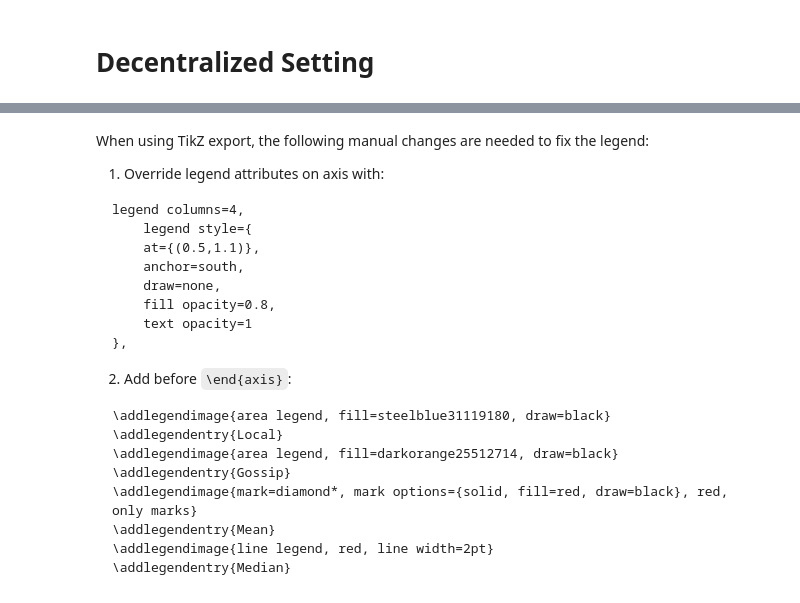
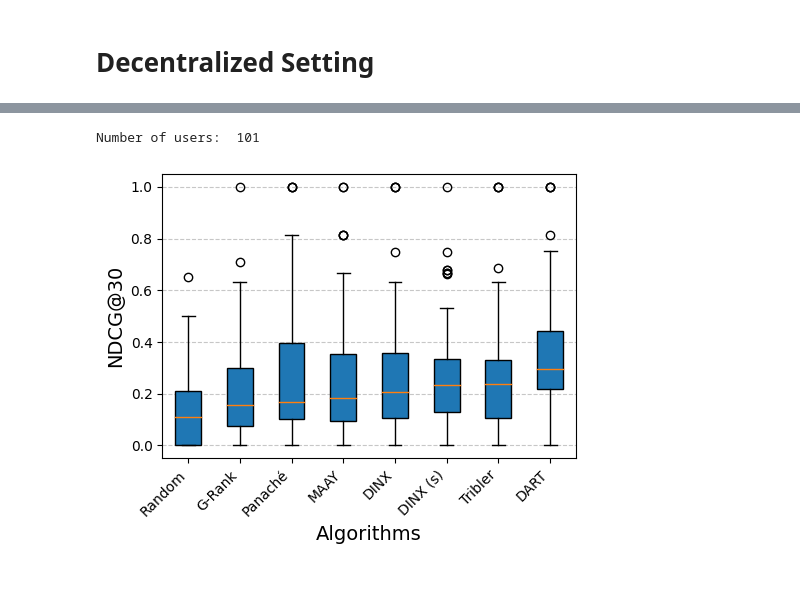
Before and after one commit to mg98/dart, a Jupyter notebook: results.ipynb, the cells around one changed output, grey strips where cells are left out. Drawn from its saved outputs; the diff is of its cells as text; code cells hidden in the pictures.

````diff
--- a/results.ipynb
+++ b/results.ipynb
@@ -810,25 +327,40 @@ tikzplotlib.save("results/tex/p2p_ndcg.tex", axis_width=r'\columnwidth', axis_he
-# %% [markdown]
-When using TikZ export, the following manual changes are needed to fix the legend:
-
-1. Override legend attributes on axis with:
-```
-legend columns=4,
-    legend style={
-    at={(0.5,1.1)},
-    anchor=south,
-    draw=none,
-    fill opacity=0.8,
-    text opacity=1
-},
-```
-2. Add before `\end{axis}`:
-```
-\addlegendimage{area legend, fill=steelblue31119180, draw=black}
-\addlegendentry{Local}
-\addlegendimage{area legend, fill=darkorange25512714, draw=black}
-\addlegendentry{Gossip}
-\addlegendimage{mark=diamond*, mark options={solid, fill=red, draw=black}, red, only marks}
-\addlegendentry{Mean}
-\addlegendimage{line legend, red, line width=2pt}
-\addlegendentry{Median}
-```
+# %%
+import json
+import matplotlib.pyplot as plt
+import tikzplotlib
+from statistics import median
+
+k = "30"
+
+with open("results/p2p.json", "r") as f:
+    data = json.load(f)
+
+print("Number of users: ", len(data['tribler']))
+
+ndcg_data = {}
+for algorithm, algorithm_name in ALGORITHMS.items():
+    if algorithm not in data:
+        print(f"Warning: '{algorithm}' not found in the data. Skipping.")
+        continue  # Skip to the next algorithm if not found
+    items = data[algorithm]
+    ndcg_values = [item['ndcg'].get(k) for item in items if 'ndcg' in item and item['ndcg'].get(k) is not None]
+    ndcg_data[algorithm] = ndcg_values
+
+# Order algorithms by median NDCG in ascending order
+ordered_algorithms = sorted(ndcg_data.keys(), key=lambda algo: median(ndcg_data[algo]) if ndcg_data[algo] else float('inf'))
+data_to_plot = [ndcg_data.get(algo, []) for algo in ordered_algorithms]
+
+plt.figure(figsize=(5, 4))
+plt.boxplot(data_to_plot, patch_artist=True)
+
+plt.xticks([i + 1 for i in range(len(ordered_algorithms))], [ALGORITHMS[algo] for algo in ordered_algorithms], rotation=45, ha='right')
+plt.ylabel(f'NDCG@{k}', fontsize=14)
+plt.xlabel('Algorithms', fontsize=14)
+plt.grid(axis='y', linestyle='--', alpha=0.7)
+
+plt.tight_layout()
+tikzplotlib_fix_ncols(plt)
+tikzplotlib.save("results/tex/p2p_ndcg.tex", axis_width=r'\columnwidth', axis_height=r'6cm')
+# %% [output]
+Number of users:  101
+[figure, added]
````
Also changed, not shown: parts of 10 cells of this notebook, 8 other files.
